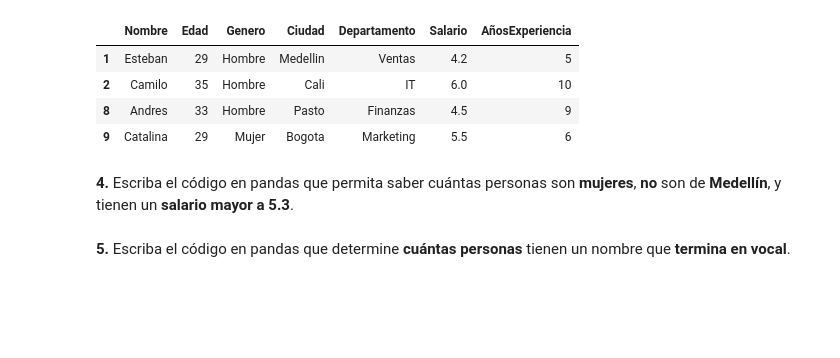
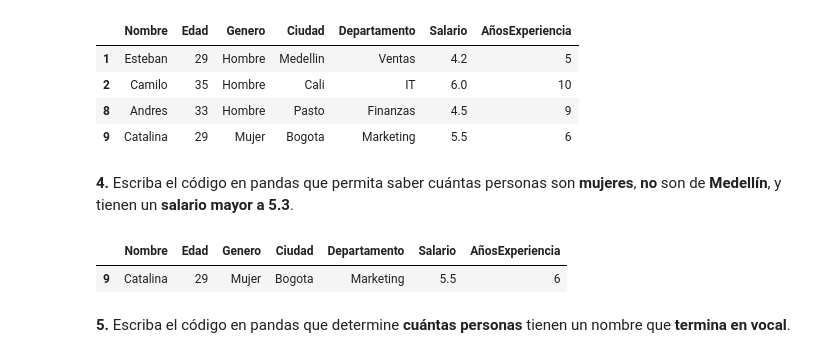
Before and after one commit to Matiaaaaas1/aprendiendo_git_hub, a Jupyter notebook: Taller_Preparcial_Seccion3_Pandas.ipynb, the cells around one changed output. Drawn from its saved outputs; the diff is of its cells as text; code cells hidden in the pictures; blank space fills up the shorter version.

Commit message:
Subsección 2 - Punto 4: Mujeres, Medellin y < 5.3

```diff
--- a/Taller_Preparcial_Seccion3_Pandas.ipynb
+++ b/Taller_Preparcial_Seccion3_Pandas.ipynb
@@ -227,7 +227,10 @@ df.query("(Edad % 2 == 1) and (Ciudad == 'Bogota' or Salario > 4.0)")
 # %% [markdown]
 **4.** Escriba el código en pandas que permita saber cuántas personas son **mujeres**, **no** son de **Medellín**, y tienen un **salario mayor a 5.3**.
 # %%
-# Escriba aquí su código
+df.loc[df["Genero"] == "Mujer"].query("(Ciudad != 'Medellin') and (Salario > 5.3)")
+# %% [output]
+|  | Nombre | Edad | Genero | Ciudad | Departamento | Salario | AñosExperiencia |
+| 9 | Catalina | 29 | Mujer | Bogota | Marketing | 5.5 | 6 |
 # %% [markdown]
 **5.** Escriba el código en pandas que determine **cuántas personas** tienen un nombre que **termina en vocal**.
 # %%
```
